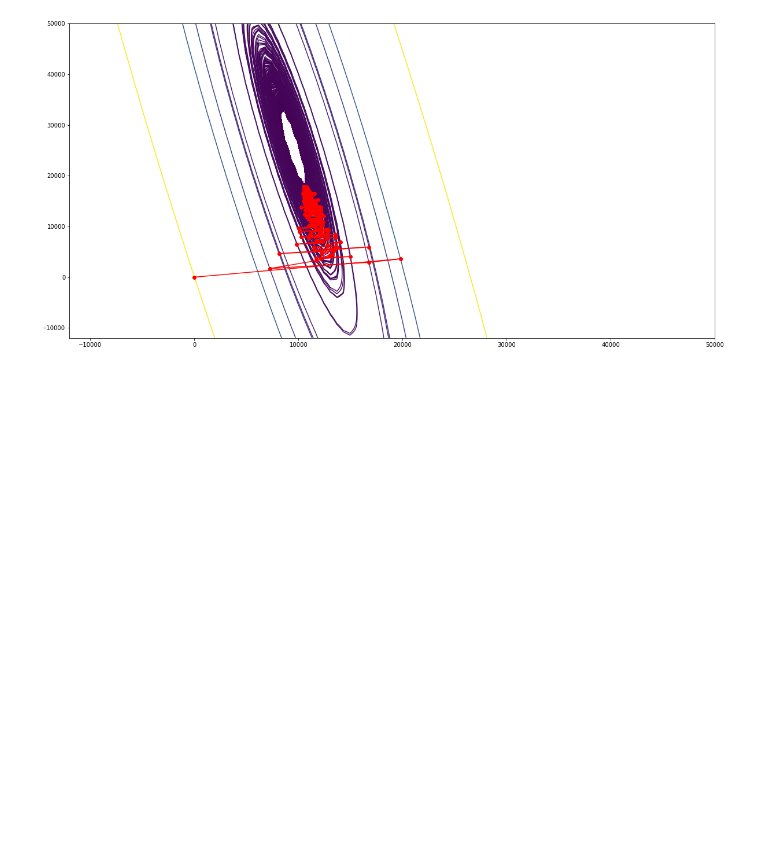
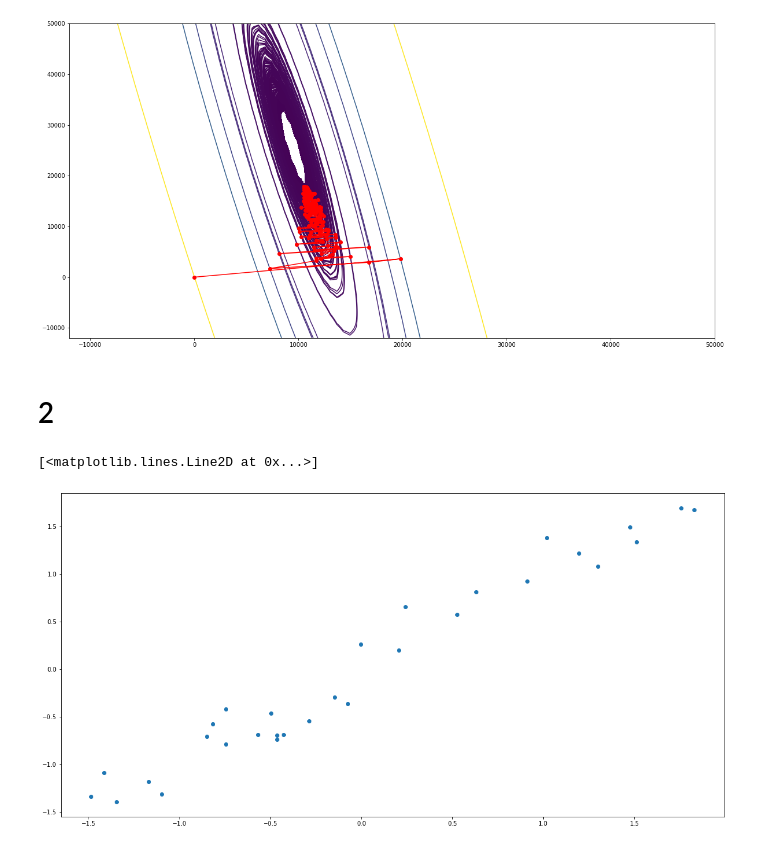
Before and after one commit to dzahbarov/opt-methods, a Jupyter notebook: lab2/lab2.ipynb, the cells around one changed output. Saved outputs shown, nothing was run; the diff lists cells and outputs as text; code cells hidden in the pictures; blank space fills up the shorter version.

```diff
--- a/lab2/lab2.ipynb
+++ b/lab2/lab2.ipynb
@@ -187,3 +187,21 @@ plt.plot(points[:, 0], points[:, 1], 'o-', color='red')
 # %% [output]
 [<matplotlib.lines.Line2D at 0x...>]
 [figure]
+# %% [markdown]
+# 2
+# %%
+# years = data['YearsExperience']
+# salary = data['Salary']
+avg_exp = years.mean()
+dev_exp = years.std()
+
+avg_salary = salary.mean()
+dev_salary = salary.std()
+# %%
+normalized_exp = [(e - avg_exp) / dev_exp for e in years]
+normalized_salary = [(e - avg_salary) / dev_salary for e in salary]
+# %%
+plt.plot(normalized_exp, normalized_salary, 'o')
+# %% [output]
+[<matplotlib.lines.Line2D at 0x...>]
+[figure, added]
```
Also changed, not shown: parts of 4 cells of this notebook.
